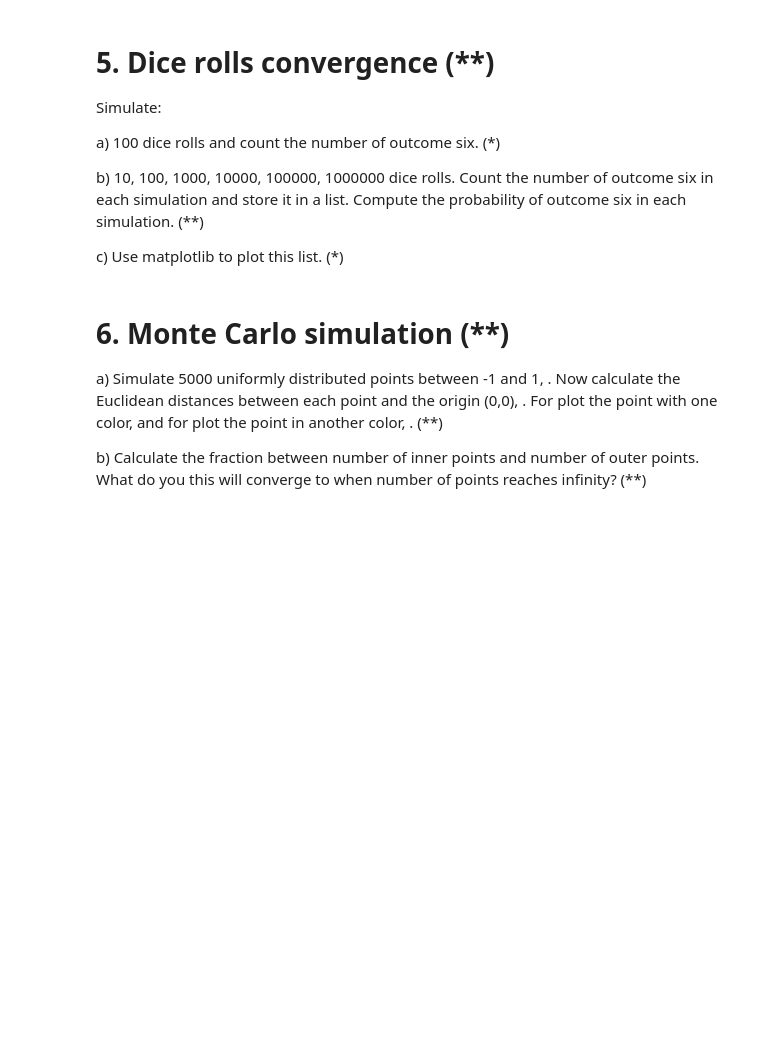
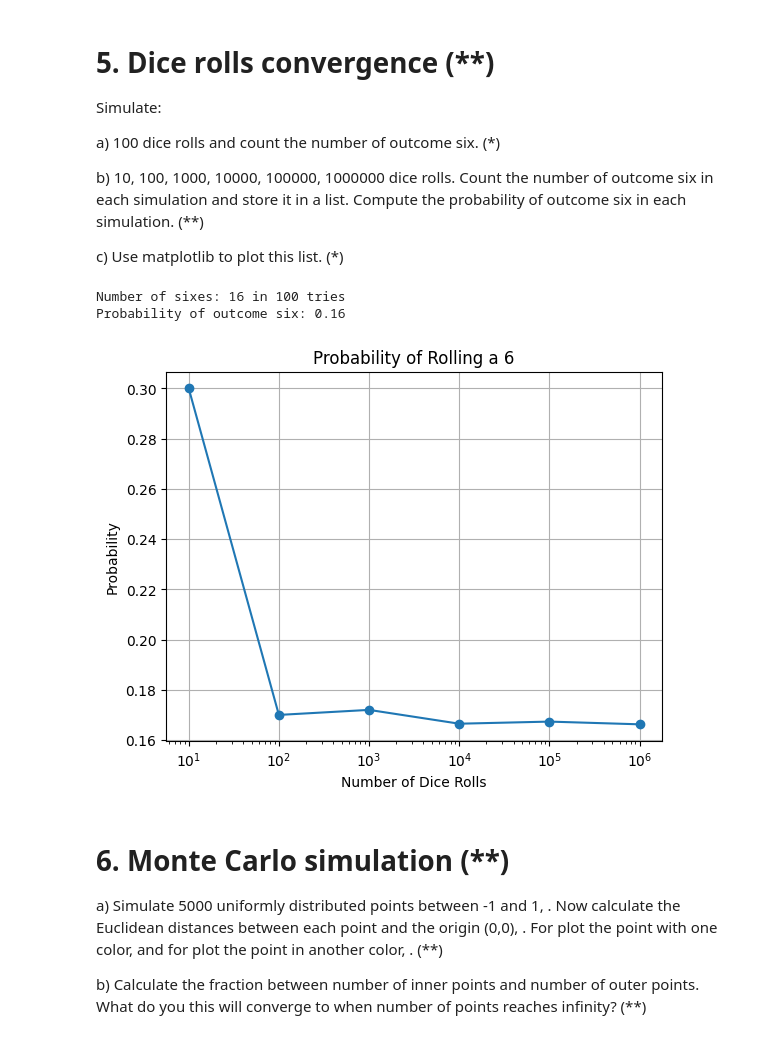
Before and after one commit to DeerBay/Python-Julia-Sjoholm, a Jupyter notebook: Exercises/04-list-exercise.ipynb, the cells around one changed output. Cells and saved outputs as stored; diff of their text form; code cells hidden in the pictures; blank space fills up the shorter version.

```diff
--- a/Exercises/04-list-exercise.ipynb
+++ b/Exercises/04-list-exercise.ipynb
@@ -77,6 +120,64 @@ Simulate:
   b)   10, 100, 1000, 10000, 100000, 1000000 dice rolls. Count the number of outcome six in each simulation and store it in a list. Compute the probability of outcome six in each simulation. (**)
 
   c)   Use matplotlib to plot this list. (*)
+# %%
+import random
+outcome_100 = []
+number_6 =[]
+
+for x in range(100):
+   outcome_100.append(random.randint(1, 6))
+
+for number in outcome_100:
+    if number == 6:
+        number_6.append(number)
+    else:
+        continue
+probability = (len(number_6) / len(outcome_100))
+
+print(f"Number of sixes: {len(number_6)} in {len(outcome_100)} tries")
+print(f"Probability of outcome six: {probability}")
+# Dice rolls * 10
+# Count number of outcomes
+#
+# %% [output]
+Number of sixes: 16 in 100 tries
+Probability of outcome six: 0.16
+# %%
+import random
+import matplotlib.pyplot as plt
+
+def calculate_probability(num_tries):
+    outcome = []
+    number_6 = []
+
+    for _ in range(num_tries):
+        outcome.append(random.randint(1, 6))
+
+    for number in outcome:
+        if number == 6:
+            number_6.append(number)
+
+    probability = len(number_6) / num_tries
+
+    return probability
+
+# Specify the numbers of tries
+num_tries_list = [10, 100, 1000, 10000, 100000, 1000000]
+
+# Calculate probabilities for each number of tries
+probabilities = [calculate_probability(num_tries) for num_tries in num_tries_list]
+
+# Plot the results
+plt.plot(num_tries_list, probabilities, marker='o')
+plt.title('Probability of Rolling a 6')
+plt.xlabel('Number of Dice Rolls')
+plt.ylabel('Probability')
+plt.xscale('log')  # Use a logarithmic scale for x-axis
+plt.grid(True)
+plt.show()
+# %% [output]
+[figure, added]
 # %% [markdown]
 
 # 6. Monte Carlo simulation (**)
```
Also changed, not shown: parts of 4 cells of this notebook, 1 other file.
